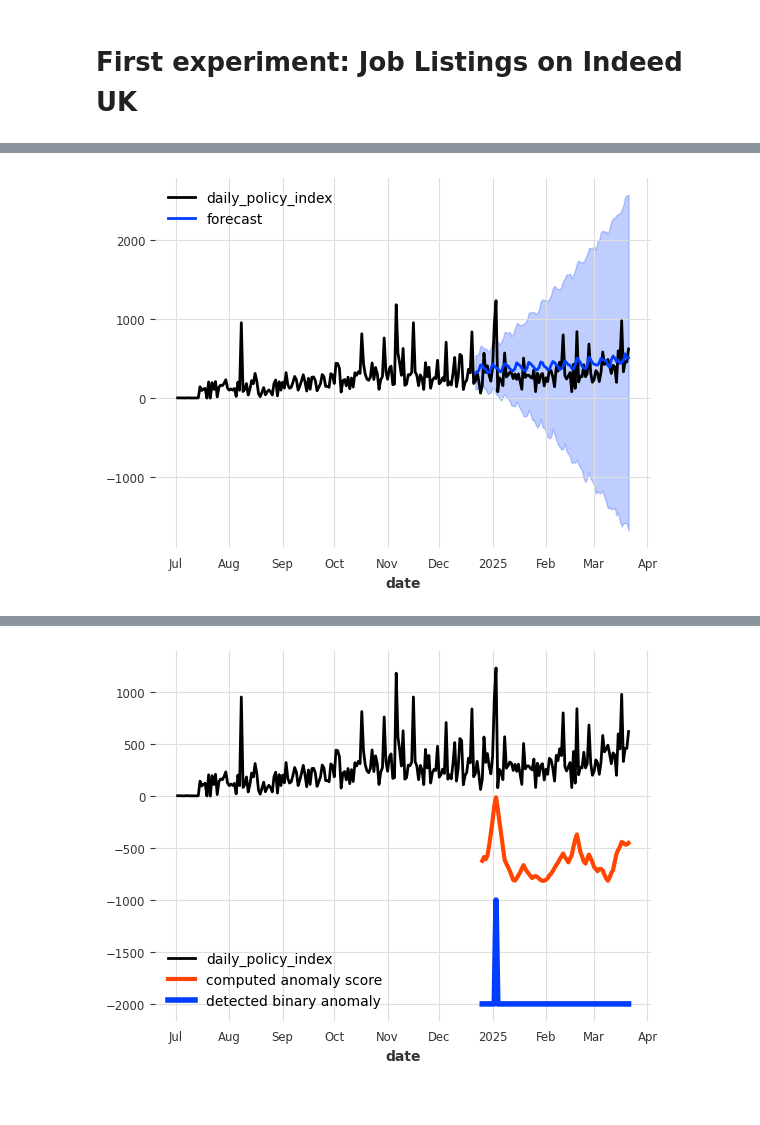
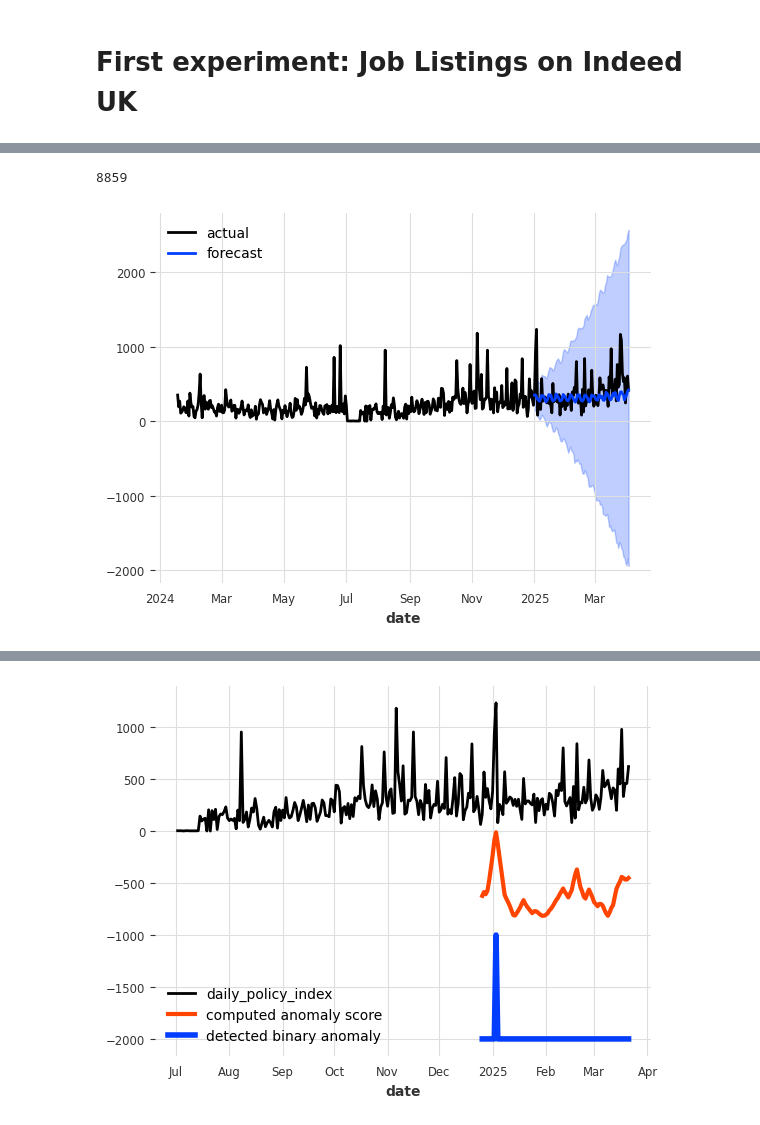
Before and after one commit to GothamAnalytics-7/ASTP, a Jupyter notebook: notebooks/ASTP_Parte2_ClassicModels.ipynb, the cells around one changed output, grey strips where cells are left out. Drawn from its saved outputs; the diff is of its cells as text; code cells hidden in the pictures.

```diff
--- a/notebooks/ASTP_Parte2_ClassicModels.ipynb
+++ b/notebooks/ASTP_Parte2_ClassicModels.ipynb
@@ -98,16 +68,20 @@ df.describe()
 # %%
-train, val = data_ts[5][:-90], data_ts[5][-90:]
+train, val = series.split_before(pd.Timestamp('20250101'))
 # %%
 from darts.models import ExponentialSmoothing
 
 model = ExponentialSmoothing()
 model.fit(train)
 prediction = model.predict(len(val), num_samples=1000)
+# %%
+len(series)
+# %% [output]
+8859
 # %%
-data_ts[5].drop_before(pd.Timestamp("2024-07-01")).plot()
+series.tail(int(len(series)/20)).plot(label="actual")  # plot only last 5% of series
 prediction.plot(label="forecast", low_quantile=0.05, high_quantile=0.95)
 plt.legend()
 plt.show()
 # %% [output]
-[figure, old version]
+[figure, new version]
 # %%
```
Also changed, not shown: parts of 11 cells of this notebook, 1 other file.
